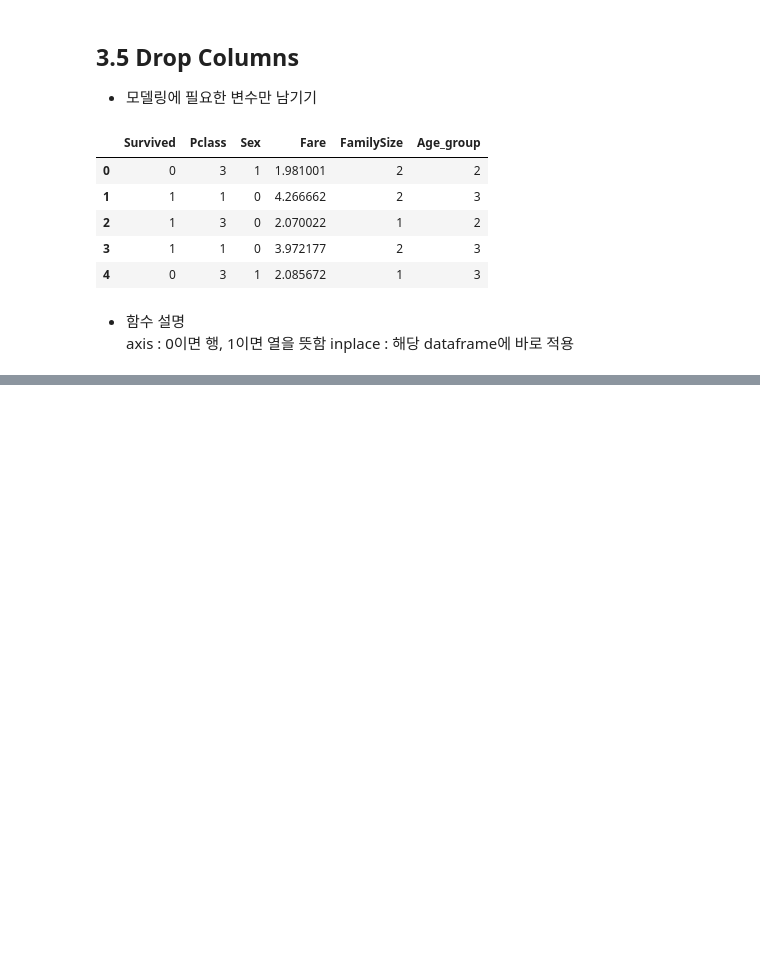
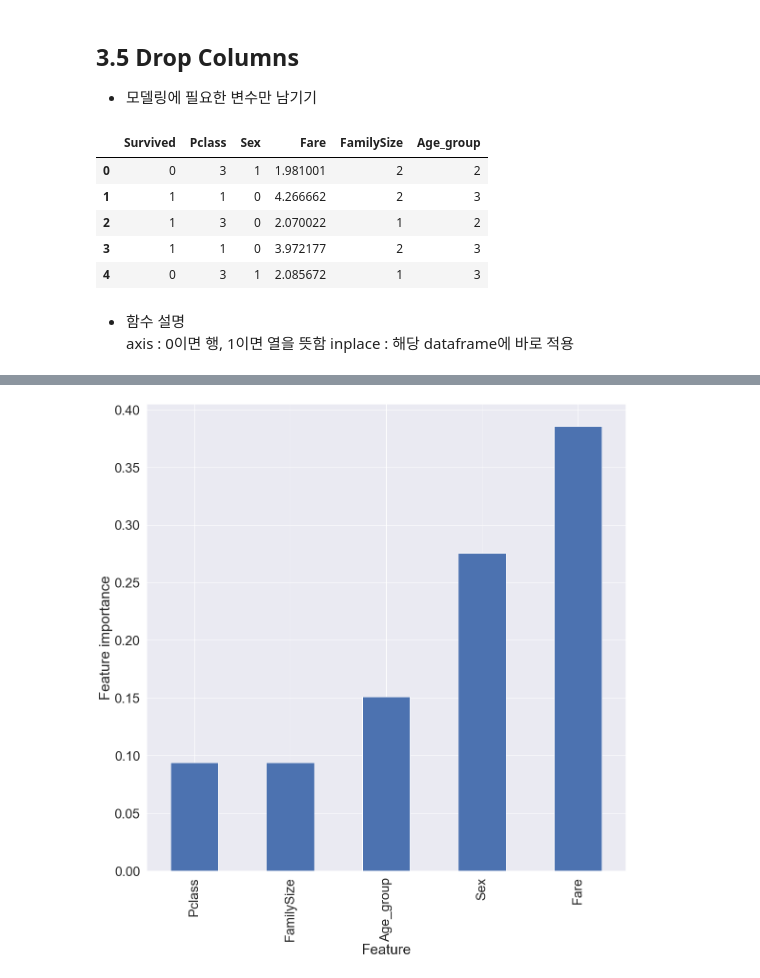
Before and after one commit to Jay-Jun123/Kaggle, a Jupyter notebook: Titanic/copycode_and_change.ipynb, the cells around one changed output, grey strips where cells are left out. Drawn from its saved outputs; the diff is of its cells as text; code cells hidden in the pictures; blank space fills up the shorter version.

```diff
--- a/Titanic/copycode.ipynb
+++ b/Titanic/copycode_and_change.ipynb
@@ -877,0 +902,5 @@ inplace : 해당 dataframe에 바로 적용
+# %%
+# 기존 데이터를 train과 test로 지정
+X_train = train.drop('Survived', axis=1).values
+target_label = train['Survived'].values
+X_test = test.values
@@ -877,0 +910,3 @@ inplace : 해당 dataframe에 바로 적용
+# %%
+# train_test_split으로 train data와 validation data 나누기
+X_tr, X_vld, y_tr, y_vld = train_test_split(X_train, target_label, test_size=0.3, random_state=2021)
@@ -877,0 +923,5 @@ inplace : 해당 dataframe에 바로 적용
+# %%
+# Random Forest Model(default; 기본값)
+RF_model = RandomForestClassifier()
+RF_model.fit(X_tr, y_tr)
+prediction = RF_model.predict(X_vld)
@@ -877,0 +941,15 @@ inplace : 해당 dataframe에 바로 적용
+# %%
+# Random Forest 모델에서 중요한 변수가 어떤 것이었는지 출력
+from pandas import Series
+
+feature_importance = RF_model.feature_importances_
+Series_feat_imp = Series(feature_importance, index=test.columns)
+# %%
+# 중요 변수 수치를 시각화
+plt.figure(figsize = (18,18))
+Series_feat_imp.sort_values(ascending=True).plot.bar()
+plt.xlabel('Feature')
+plt.ylabel('Feature importance')
+plt.show()
+# %% [output]
+[figure, added]
```
Also changed, not shown: parts of 18 cells of this notebook, 1 other file.
